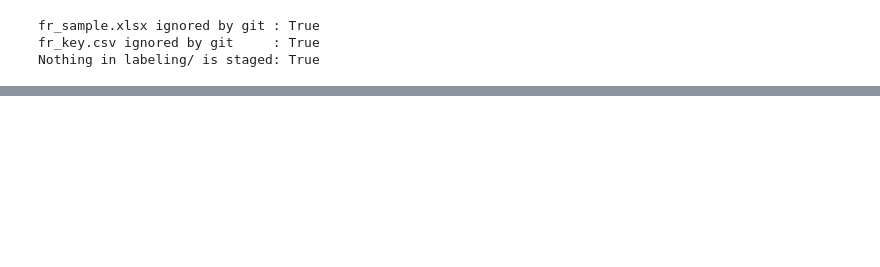
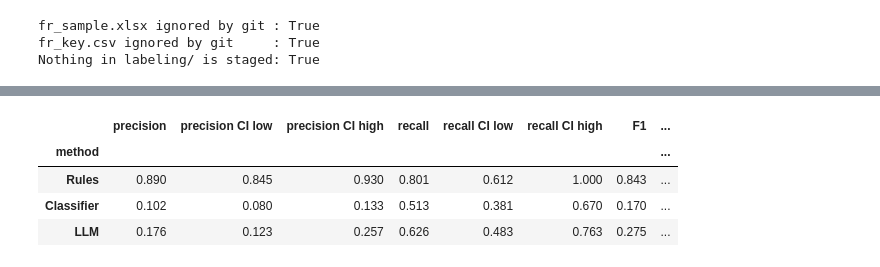
Before and after one commit to paolotroia-datavizlab/trenord-reviews-bertopic, a Jupyter notebook: notebooks/09_feature_requests.ipynb, the cells around one changed output, grey strips where cells are left out. Drawn from its saved outputs; the diff is of its cells as text; code cells hidden in the pictures; blank space fills up the shorter version.

Commit message:
09 part 2: rules, classifier and LLM compared on the coded sample, weighted metrics and cost estimate

```diff
--- a/notebooks/09_feature_requests.ipynb
+++ b/notebooks/09_feature_requests.ipynb
@@ -340,0 +545,8 @@ Nothing in labeling/ is staged: True
+# %%
+# --- METHOD 2: EMBEDDINGS OF THE 400 TEXTS ---
+# The original texts, the same that I read while coding
+embedding_model = SentenceTransformer(EMBEDDING_MODEL)
+sample_texts = coded_df["text"].tolist()
+sample_embeddings = embedding_model.encode(sample_texts, show_progress_bar=False)
+
+print(f"Embeddings: {sample_embeddings.shape[0]} reviews x {sample_embeddings.shape[1]} dimensions")
@@ -340,0 +821,51 @@ Nothing in labeling/ is staged: True
+# %%
+# --- FUNCTION: WEIGHTED PRECISION, RECALL AND F1 FOR "YES" ---
+def weighted_metrics(true_labels, predicted_labels, row_weights):
+    # zero_division=0 gives 0 instead of an error when a resample has no predicted or true "yes"
+    precision = precision_score(true_labels, predicted_labels, sample_weight=row_weights, zero_division=0)
+    recall = recall_score(true_labels, predicted_labels, sample_weight=row_weights, zero_division=0)
+    f1 = f1_score(true_labels, predicted_labels, sample_weight=row_weights, zero_division=0)
+    return precision, recall, f1
+# %%
+# --- COMPARISON TABLE ---
+METHOD_PREDICTIONS = {
+    "Rules": rule_predictions,
+    "Classifier": classifier_predictions,
+    "LLM": llm_predictions,
+}
+
+rows = []
+for method, predictions in METHOD_PREDICTIONS.items():
+    precision, recall, f1 = weighted_metrics(y_true, predictions, sample_weights)
+
+    # The same metrics on every resample, for the intervals
+    boot_precision = []
+    boot_recall = []
+    boot_f1 = []
+    for positions in resamples:
+        p, r, f = weighted_metrics(y_true[positions], predictions[positions], sample_weights[positions])
+        boot_precision.append(p)
+        boot_recall.append(r)
+        boot_f1.append(f)
+
+    rows.append({
+        "method": method,
+        "precision": round(precision, 3),
+        "precision CI low": round(np.percentile(boot_precision, 2.5), 3),
+        "precision CI high": round(np.percentile(boot_precision, 97.5), 3),
+        "recall": round(recall, 3),
+        "recall CI low": round(np.percentile(boot_recall, 2.5), 3),
+        "recall CI high": round(np.percentile(boot_recall, 97.5), 3),
+        "F1": round(f1, 3),
+        "F1 CI low": round(np.percentile(boot_f1, 2.5), 3),
+        "F1 CI high": round(np.percentile(boot_f1, 97.5), 3),
+    })
+
+comparison_table = pd.DataFrame(rows).set_index("method")
+comparison_table
+# %% [output]
+|  | precision | precision CI low | precision CI high | recall | recall CI low | recall CI high | F1 | ... |
+| method |  |  |  |  |  |  |  | ... |
+| Rules | 0.890 | 0.845 | 0.930 | 0.801 | 0.612 | 1.000 | 0.843 | ... |
+| Classifier | 0.102 | 0.080 | 0.133 | 0.513 | 0.381 | 0.670 | 0.170 | ... |
+| LLM | 0.176 | 0.123 | 0.257 | 0.626 | 0.483 | 0.763 | 0.275 | ... |
```
Also changed, not shown: parts of 28 cells of this notebook, 2 other files.
